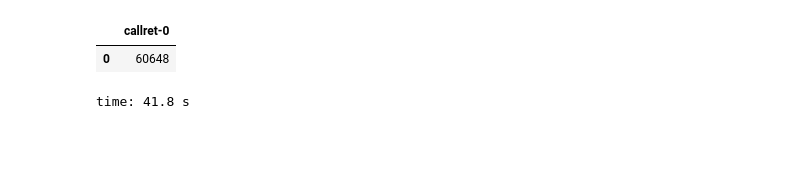
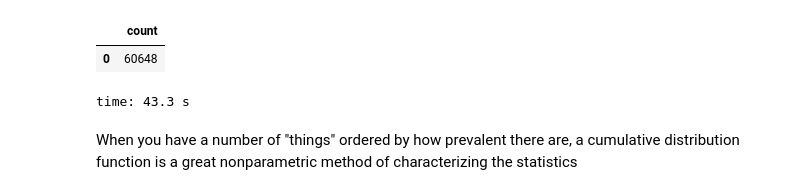
Before and after one commit to paulhoule/gastrodon, a Jupyter notebook: notebooks/remote/Querying DBpedia.ipynb, the cells around one changed output. Drawn from its saved outputs; the diff is of its cells as text; code cells hidden in the pictures; blank space fills up the shorter version.

```diff
--- a/notebooks/Querying DBpedia.ipynb
+++ b/notebooks/remote/Querying DBpedia.ipynb
@@ -59,11 +121,13 @@ time: 1min 21s
 # %%
 endpoint.select("""
-    SELECT COUNT(*) { SELECT DISTINCT ?p { ?s ?p ?o .} }
+    SELECT (COUNT(*) AS ?count) { SELECT DISTINCT ?p { ?s ?p ?o .} }
 """)
 # %% [output]
-|  | callret-0 |
+|  | count |
 | 0 | 60648 |
-time: 41.8 s
+time: 43.3 s
+# %% [markdown]
+When you have a number of "things" ordered by how prevalent there are,  a cumulative distribution function is a great nonparametric method of characterizing the statistics
 # %%
 predicates["dist"]=predicates["count"].cumsum()/count
 # %% [output]
```
Also changed, not shown: parts of 80 cells of this notebook, 3 other files.
